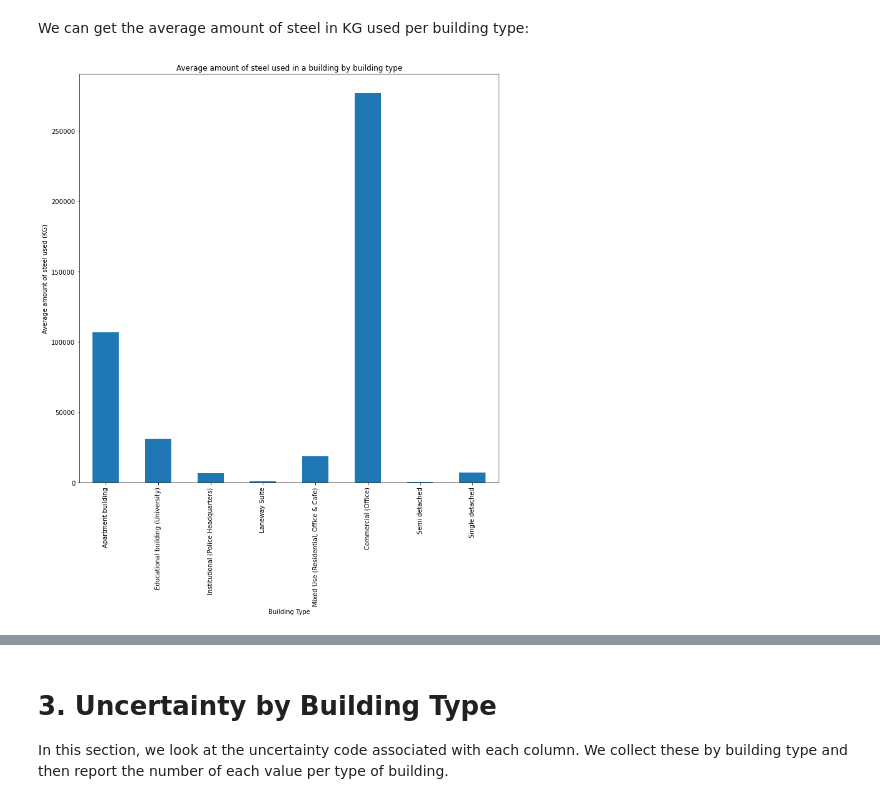
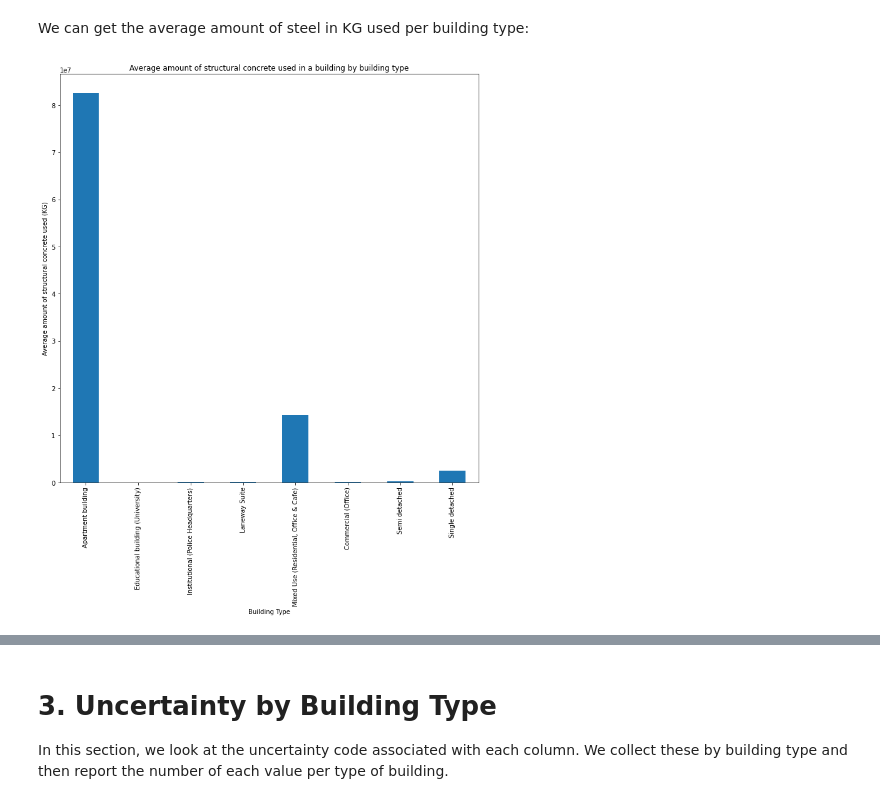
Before and after one commit to alexwolson/A-Construction-Classification-System-Database-for-Understanding-Resource-Use-in-Buildings, a Jupyter notebook: Sample Code/Sample.ipynb, the cells around one changed output, grey strips where cells are left out. Saved outputs shown, nothing was run; the diff lists cells and outputs as text; code cells hidden in the pictures.

```diff
--- a/Sample Code/Sample.ipynb
+++ b/Sample Code/Sample.ipynb
@@ -145,0 +100,2 @@ steel_df = df[df.columns[1:7].to_list() + cols].fillna(0) #Select only the headi
+# %%
+cols = [d for d in df.columns if '03 31 00' in d]
@@ -210,2 +220,4 @@ plt.tight_layout();
 # %% [markdown]
 We can produce a pie chart for a single building, also.
+# %%
+mf_codes = pd.read_csv('mf_name_conversion.csv')
@@ -211,0 +226,4 @@ We can produce a pie chart for a single building, also.
+# %%
+f = lambda x: mf_codes[mf_codes.Code == str.replace(re.split('_',x)[2],'00','').strip('.')].values[0][0]
+steel_df = df[[c for c in df.columns if any('_'+code in c for code in steel_codes)]].groupby(f,axis=1).sum()
+# concrete_df = pd.concat([df[headings],df[cols].groupby(f,axis=1).sum()],axis=1).rename(columns=name_map)
@@ -239,6 +277,6 @@ plt.tight_layout();
 # %% [markdown]
 We can also calculate the average for each Level 3 MasterFormat code by year of construction:
 # %%
-steel_general_df = pd.concat([steel_df[headings[1:]],steel_df[cols].groupby(f,axis=1).sum()],axis=1)
-steel_general_df.groupby('Construction Date').mean()
+concrete_df = pd.concat([df[headings[1:]],df[cols].groupby(f,axis=1).sum()],axis=1)
+concrete_df.groupby('Construction Date').mean()
 # %% [output]
@@ -260,8 +298,8 @@ steel_general_df.groupby('Construction Date').mean()
 # %% [markdown]
 We can get the average amount of steel in KG used per building type:
 # %%
-steel_general_df.groupby('Building Type').sum().mean(axis=1).rename(index=building_name_map).plot(kind='bar',figsize=(12,12))
-plt.ylabel('Average amount of steel used (KG)')
-plt.title('Average amount of steel used in a building by building type');
+concrete_df.groupby('Building Type').sum().mean(axis=1).rename(index=building_name_map).plot(kind='bar',figsize=(12,12))
+plt.ylabel('Average amount of structural concrete used (KG)')
+plt.title('Average amount of structural concrete used in a building by building type');
 # %% [output]
-[figure, old version]
+[figure, new version]
```
Also changed, not shown: parts of 28 cells of this notebook, 3 other files.
